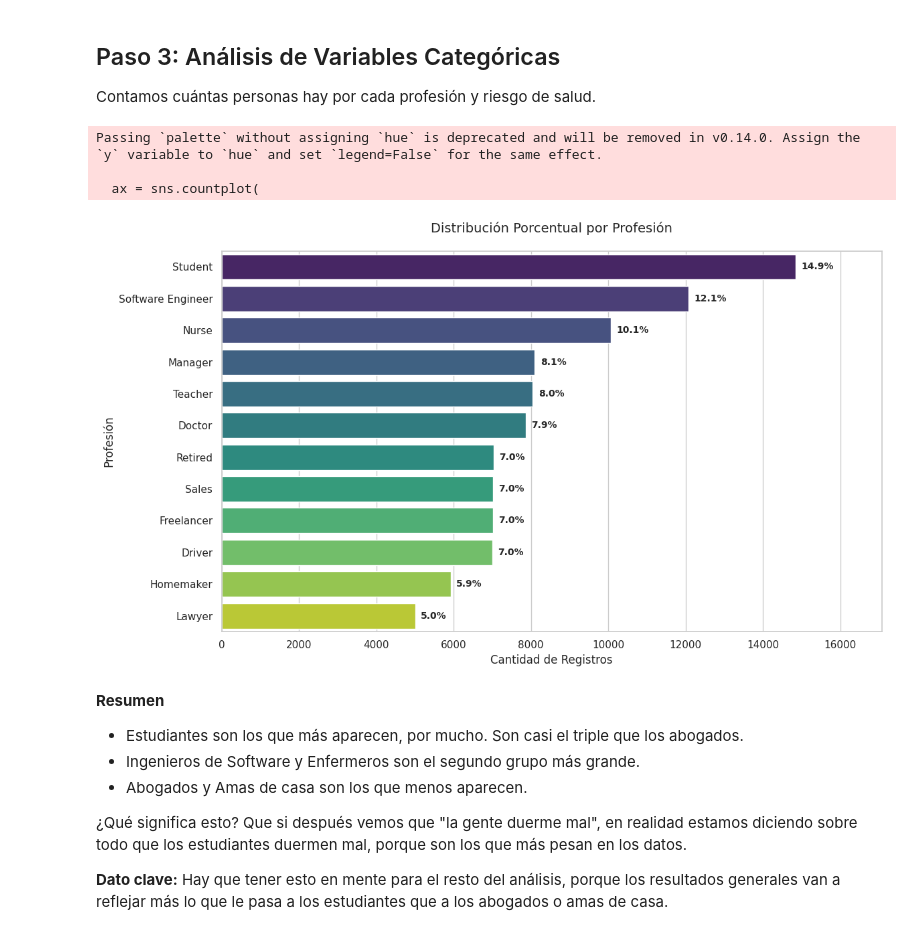
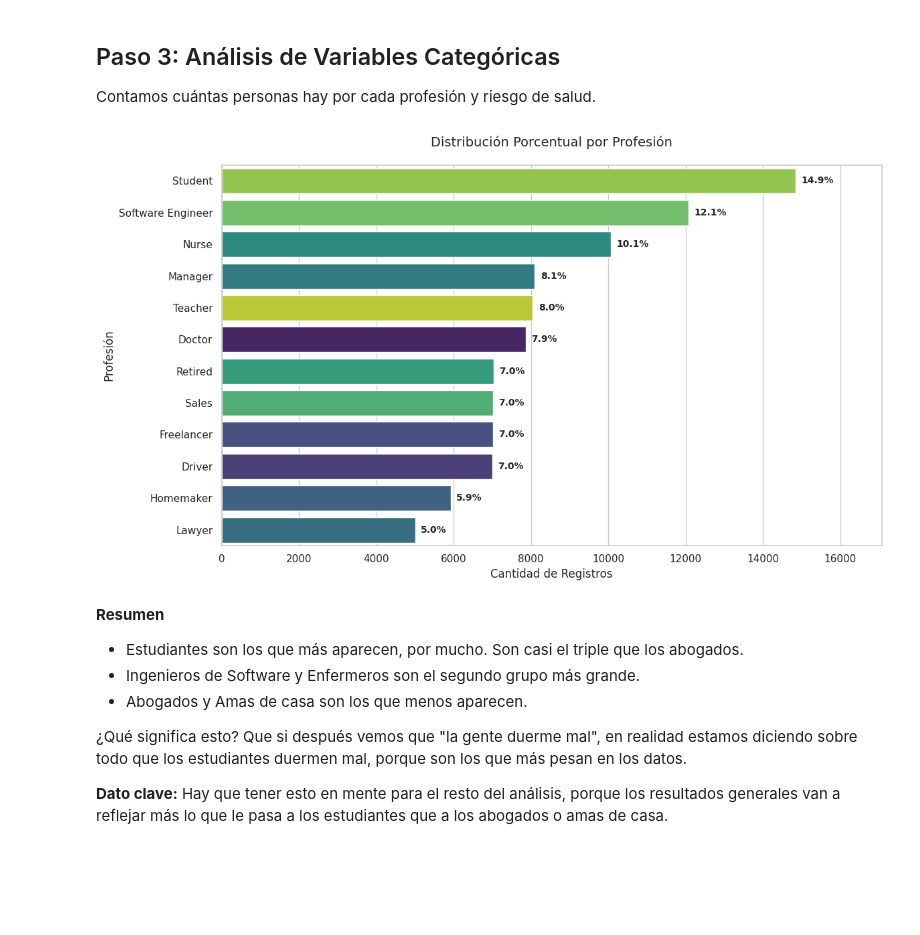
Before and after one commit to R3vival/Intro_Ciencia_De_Datos_Trabajo, a Jupyter notebook: Trabajo_Final_Intro_DC.ipynb, the cells around one changed output. Cells and saved outputs as stored; diff of their text form; code cells hidden in the pictures; blank space fills up the shorter version.

Commit message:
Ultimos Ajustes y Concluciones

```diff
--- a/Trabajo_Final_Intro_DC.ipynb
+++ b/Trabajo_Final_Intro_DC.ipynb
@@ -461,42 +468,45 @@ Tras evaluar las distribuciones individuales de las variables clave, se establec
 ## Paso 3: Análisis de Variables Categóricas
 Contamos cuántas personas hay por cada profesión y riesgo de salud.
 # %%
+# ---------------------------------------------------------
+# Analisis de cantidad y tipo de profesiones
+# ---------------------------------------------------------
+# Creamos la grafica
 plt.figure(figsize=(12, 7))
 
 counts = df['occupation'].value_counts()
 ax = sns.countplot(
     data=df,
     y='occupation',
     order=counts.index,
-    palette='viridis'
+    palette='viridis',
+    hue='occupation',
+    legend=False
 )
 
-# 2. MÉTODO UNIVERSAL: Iteramos manualmente sobre las barras
+# Iteramos sobre la barra para generar los %
 total = len(df)
 for i, p in enumerate(ax.patches):
-    # Calculamos el porcentaje para esa barra específica
+    # Calculamos el porcentaje para la barra específica
     percentage = f'{(p.get_width() / total) * 100:.1f}%'
 
-    # Calculamos la posición: al final de la barra (x) y en el centro (y)
+    # Calculamos la posición al final de la barra y en el centro
     x = p.get_width() + (counts.max() * 0.01) # Un pequeño espacio al final
     y = p.get_y() + p.get_height() / 2
 
     # Dibujamos el texto
     ax.annotate(percentage, (x, y), va='center', fontsize=10, weight='bold')
 
-# 3. Ajuste de margen para que el texto quepa
+# Ajustamos el margen para que el texto quepa
 ax.set_xlim(0, counts.max() * 1.15)
-
+# Generamos los titulos y labels de la grafica
 plt.title('Distribución Porcentual por Profesión', fontsize=14, pad=20)
 plt.xlabel('Cantidad de Registros')
 plt.ylabel('Profesión')
 plt.tight_layout()
-plt.show()
+plt.show() # Mostramos la grafica
 # %% [output]
-Passing `palette` without assigning `hue` is deprecated and will be removed in v0.14.0. Assign the `y` variable to `hue` and set `legend=False` for the same effect.
-
-  ax = sns.countplot(
-[figure, old version]
+[figure, new version]
 # %% [markdown]
 **Resumen**
 
```
Also changed, not shown: parts of 14 cells of this notebook.
